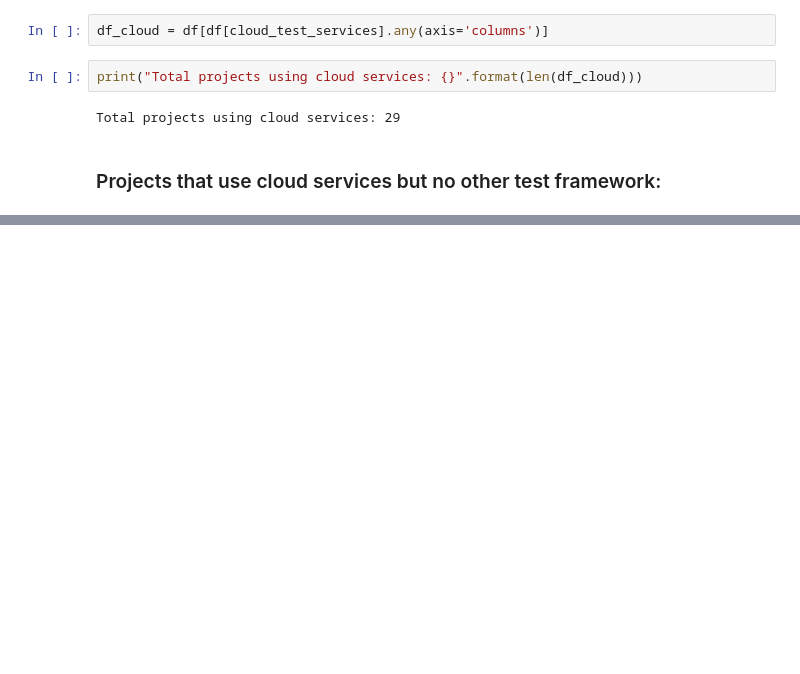
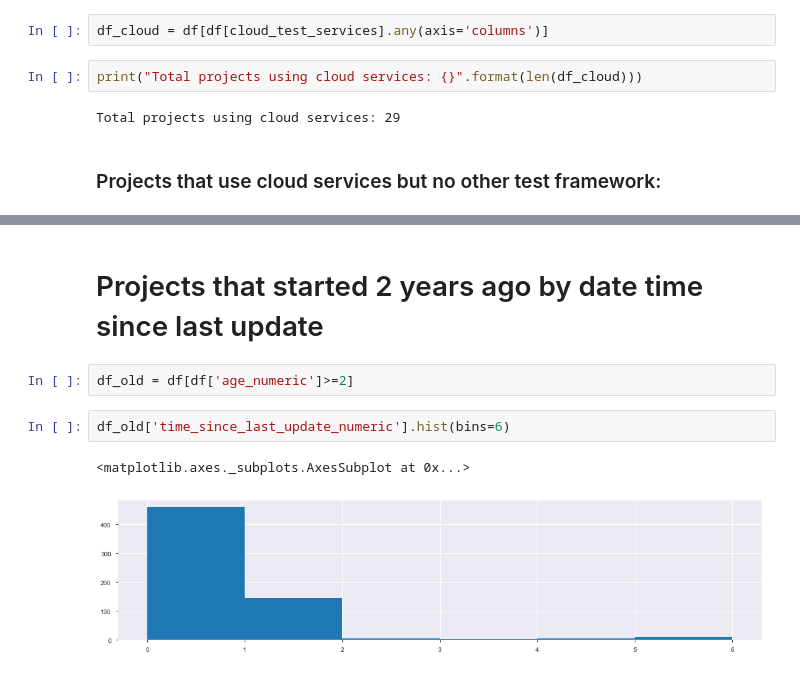
Before and after one commit to luiscruz/android_test_inspector, a Jupyter notebook: exploratory_analysis/1_ea.ipynb, the cells around one changed output, grey strips where cells are left out. Drawn from its saved outputs; the diff is of its cells as text; blank space fills up the shorter version.

```diff
--- a/exploratory_analysis/1_ea.ipynb
+++ b/exploratory_analysis/1_ea.ipynb
@@ -229,3 +245,13 @@ Total Projects: 8
 | 644 | 2016-10-04 | https://github.com/ybonnel/Transp... | ybonnel | TransportsRennes | fr.ybo.transportsbordeaux | Navigation | 42 | 3 | 1291 | ... |
 | 698 | 2016-08-06 | https://github.com/M66B/NetGuard | M66B | NetGuard | eu.faircode.netguard | Security | 1149 | 25 | 3012 | ... |
 | 718 | 2016-07-08 | https://github.com/Andre1299/TUI-... | Andre1299 | TUI-ConsoleLauncher | ohi.andre.consolelauncher | System | 209 | 2 | 123 | ... |
+# %% [markdown]
+
+# Projects that started 2 years ago by date time since last update
+# %%
+df_old = df[df['age_numeric']>=2]
+# %%
+df_old['time_since_last_update_numeric'].hist(bins=6)
+# %% [output]
+<matplotlib.axes._subplots.AxesSubplot at 0x...>
+[figure, added]
```
Also changed, not shown: parts of 45 cells of this notebook, 1 other file.
